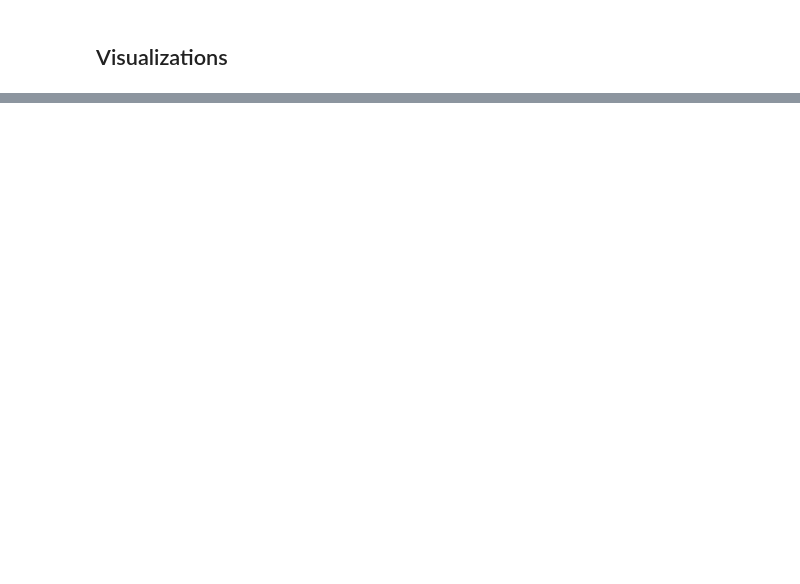
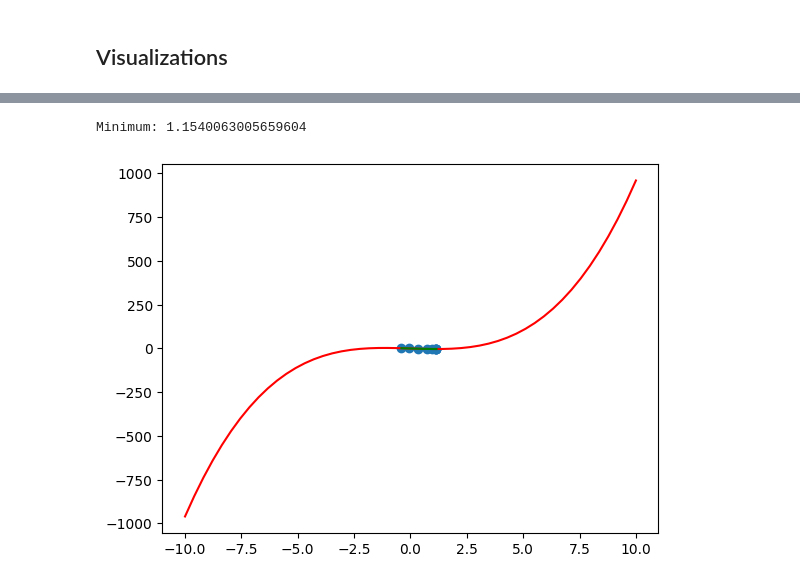
Before and after one commit to steiner-julian/deep-learning-for-natural-language-processing, a Jupyter notebook: 01_Gradient_based_Optimization/Gradient_based_Optimization.ipynb, the cells around one changed output, grey strips where cells are left out. Cells and saved outputs as stored; diff of their text form; code cells hidden in the pictures; blank space fills up the shorter version.

```diff
--- a/01_Gradient_based_Optimization/Gradient_based_Optimization.ipynb
+++ b/01_Gradient_based_Optimization/Gradient_based_Optimization.ipynb
@@ -53,0 +69,16 @@ plt.show()
+# %%
+def f(x):
+    return x**3 - 4*x
+
+def f_derivative(x):
+    return 3*x**2 - 4
+# %%
+plot_gradient_optimization(
+    f=f,
+    f_derivative=f_derivative,
+    learning_rate=0.1,
+    epochs=10
+)
+# %% [output]
+Minimum: 1.1540063005659604
+[figure, added]
```
Also changed, not shown: parts of 14 cells of this notebook.
